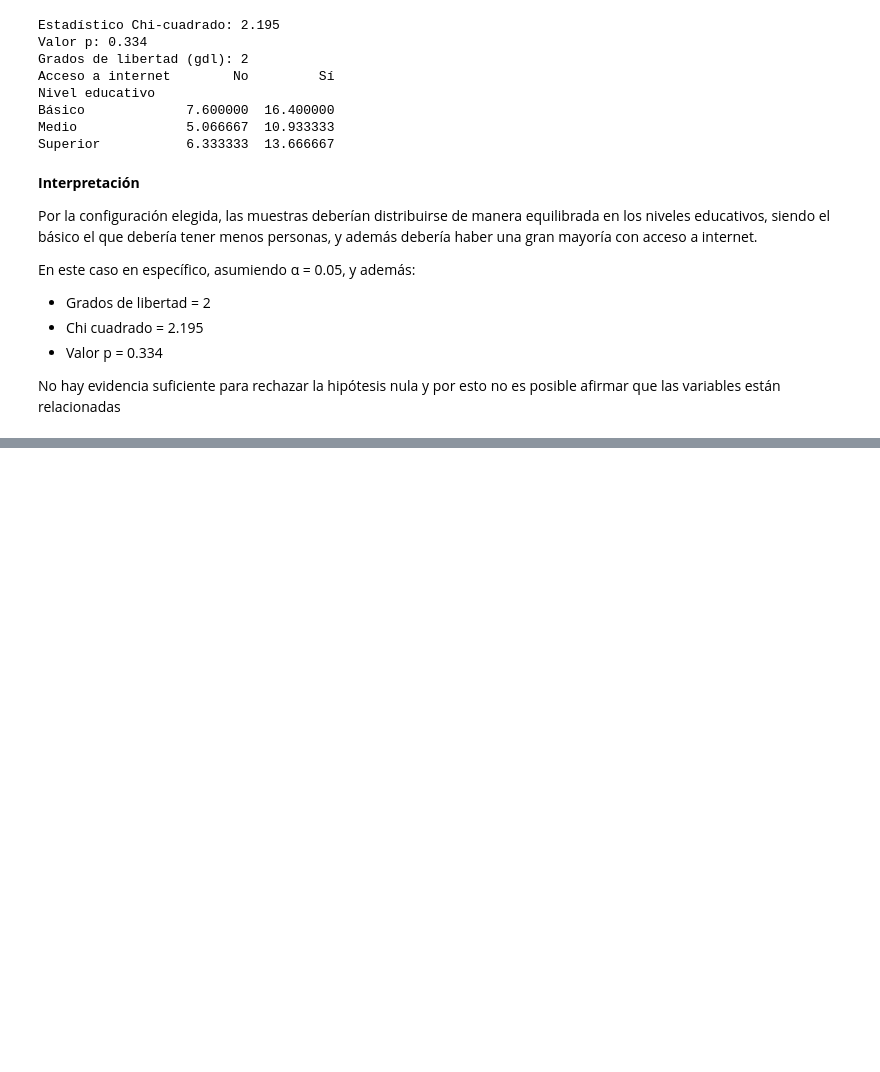
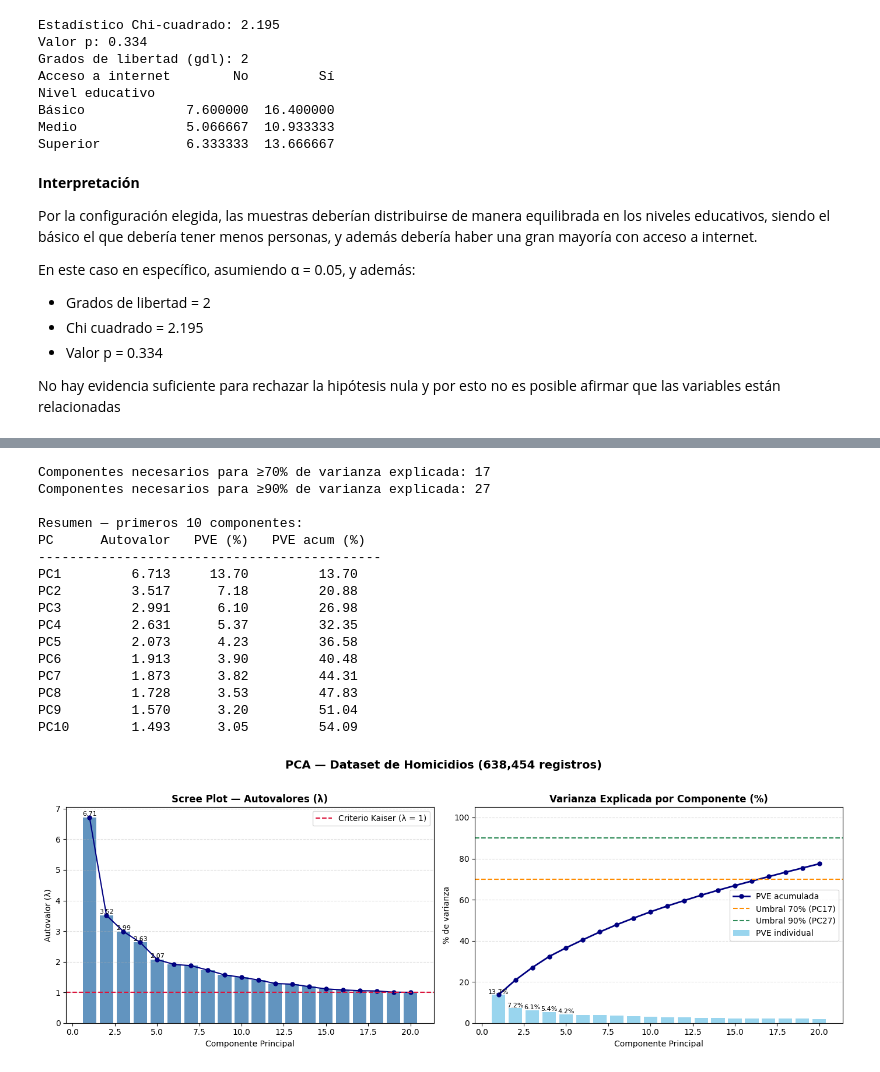
Before and after one commit to eospgonz10/statistical_analytics_homicide, a Jupyter notebook: sesiones_practicas/sp_2_juan_jose_garcia_alvarez_estiven_ospina_gonzalez.ipynb, the cells around one changed output, grey strips where cells are left out. Cells and saved outputs as stored; diff of their text form; code cells hidden in the pictures; blank space fills up the shorter version.

```diff
--- a/sesiones_practicas/sp_2_juan_jose_garcia_alvarez_estiven_ospina_gonzalez.ipynb
+++ b/sesiones_practicas/sp_2_juan_jose_garcia_alvarez_estiven_ospina_gonzalez.ipynb
@@ -466,0 +644,75 @@ No hay evidencia suficiente para rechazar la hipótesis nula y por esto no es po
+# %%
+# Ajustar PCA sobre el dataset completo (todos los componentes)
+pca   = PCA()
+X_pca = pca.fit_transform(X_scaled)
+
+PVE      = pca.explained_variance_ratio_
+PVE_acum = np.cumsum(PVE)
+varianza = pca.explained_variance_
+n_pcs    = len(PVE)
+
+# Umbrales: cuántos componentes para 70% y 90% de varianza
+n70 = int(np.argmax(PVE_acum >= 0.70)) + 1
+n90 = int(np.argmax(PVE_acum >= 0.90)) + 1
+
+print(f"Componentes necesarios para ≥70% de varianza explicada: {n70}")
+print(f"Componentes necesarios para ≥90% de varianza explicada: {n90}")
+print(f"\nResumen — primeros 10 componentes:")
+print(f"{'PC':<6} {'Autovalor':>10} {'PVE (%)':>9} {'PVE acum (%)':>14}")
+print("-" * 44)
+for i in range(min(10, n_pcs)):
+    print(f"PC{i+1:<4} {varianza[i]:>10.3f} {PVE[i]*100:>9.2f} {PVE_acum[i]*100:>13.2f}")
+
+# --- Visualización ---
+n_show = min(20, n_pcs)
+fig, axes = plt.subplots(1, 2, figsize=(14, 5))
+
+ax1 = axes[0]
+ax1.bar(range(1, n_show + 1), varianza[:n_show], color='steelblue', alpha=0.85)
+ax1.plot(range(1, n_show + 1), varianza[:n_show], 'o-', color='navy', linewidth=1.5, markersize=5)
+ax1.axhline(1, color='crimson', linestyle='--', linewidth=1.5, label='Criterio Kaiser (λ = 1)')
+for i in range(min(5, n_show)):
+    ax1.text(i + 1, varianza[i] + 0.05, f'{varianza[i]:.2f}', ha='center', fontsize=8)
+ax1.set_title('Scree Plot — Autovalores (λ)', fontsize=12, fontweight='bold')
+ax1.set_xlabel('Componente Principal')
+ax1.set_ylabel('Autovalor (λ)')
+ax1.legend()
+ax1.grid(axis='y', linestyle='--', alpha=0.4)
+
+# Varianza explicada individual + acumulada
+ax2 = axes[1]
+ax2.bar(range(1, n_show + 1), PVE[:n_show] * 100, color='skyblue', alpha=0.85, label='PVE individual')
+ax2.plot(range(1, n_show + 1), PVE_acum[:n_show] * 100, 'o-', color='navy',
+         linewidth=2, markersize=5, label='PVE acumulada')
+ax2.axhline(70, color='darkorange', linestyle='--', linewidth=1.5, label=f'Umbral 70% (PC{n70})')
+ax2.axhline(90, color='seagreen',   linestyle='--', linewidth=1.5, label=f'Umbral 90% (PC{n90})')
+for i in range(min(5, n_show)):
+    ax2.text(i + 1, PVE[i] * 100 + 0.5, f'{PVE[i]*100:.1f}%', ha='center', fontsize=8)
+ax2.set_title('Varianza Explicada por Componente (%)', fontsize=12, fontweight='bold')
+ax2.set_xlabel('Componente Principal')
+ax2.set_ylabel('% de varianza')
+ax2.set_ylim(0, 105)
+ax2.legend(loc='center right')
+ax2.grid(axis='y', linestyle='--', alpha=0.4)
+
+plt.suptitle('PCA — Dataset de Homicidios (638,454 registros)', fontsize=14, fontweight='bold', y=1.02)
+plt.tight_layout()
+plt.show()
+# %% [output]
+Componentes necesarios para ≥70% de varianza explicada: 17
+Componentes necesarios para ≥90% de varianza explicada: 27
+
+Resumen — primeros 10 componentes:
+PC      Autovalor   PVE (%)   PVE acum (%)
+--------------------------------------------
+PC1         6.713     13.70         13.70
+PC2         3.517      7.18         20.88
+PC3         2.991      6.10         26.98
+PC4         2.631      5.37         32.35
+PC5         2.073      4.23         36.58
+PC6         1.913      3.90         40.48
+PC7         1.873      3.82         44.31
+PC8         1.728      3.53         47.83
+PC9         1.570      3.20         51.04
+PC10        1.493      3.05         54.09
+[figure, added]
```
Also changed, not shown: parts of 9 cells of this notebook.
